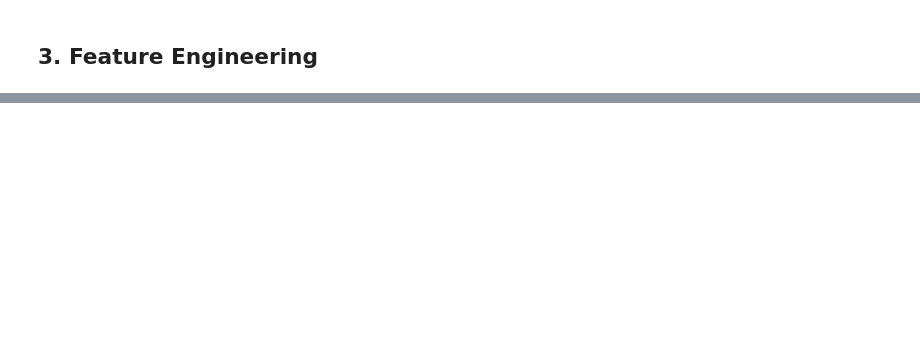
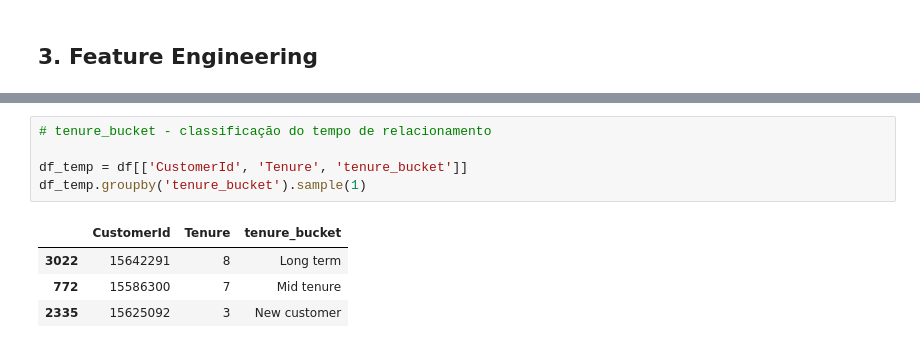
Before and after one commit to emso-exe/Churn_clientes_de_banco, a Jupyter notebook: notebooks/002_feature_engineering.ipynb, the cells around one changed output, grey strips where cells are left out. Drawn from its saved outputs; the diff is of its cells as text; blank space fills up the shorter version.

```diff
--- a/notebooks/002_feature_engineering.ipynb
+++ b/notebooks/002_feature_engineering.ipynb
@@ -104,0 +117,10 @@ memory usage: 1.3 MB
+# %%
+# tenure_bucket - classificação do tempo de relacionamento
+
+df_temp = df[['CustomerId', 'Tenure', 'tenure_bucket']]
+df_temp.groupby('tenure_bucket').sample(1)
+# %% [output]
+|  | CustomerId | Tenure | tenure_bucket |
+| 3022 | 15642291 | 8 | Long term |
+| 772 | 15586300 | 7 | Mid tenure |
+| 2335 | 15625092 | 3 | New customer |
```
Also changed, not shown: parts of 13 cells of this notebook.
